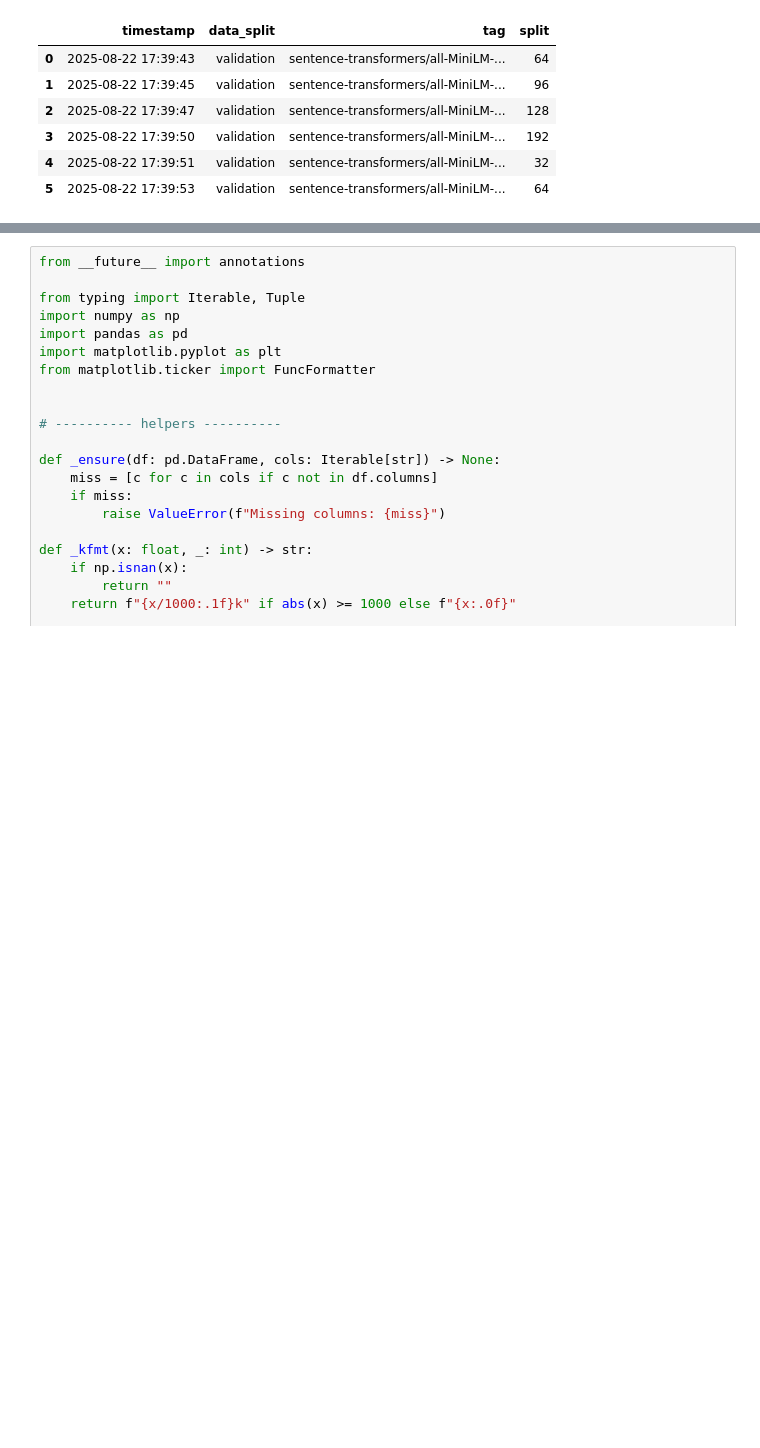
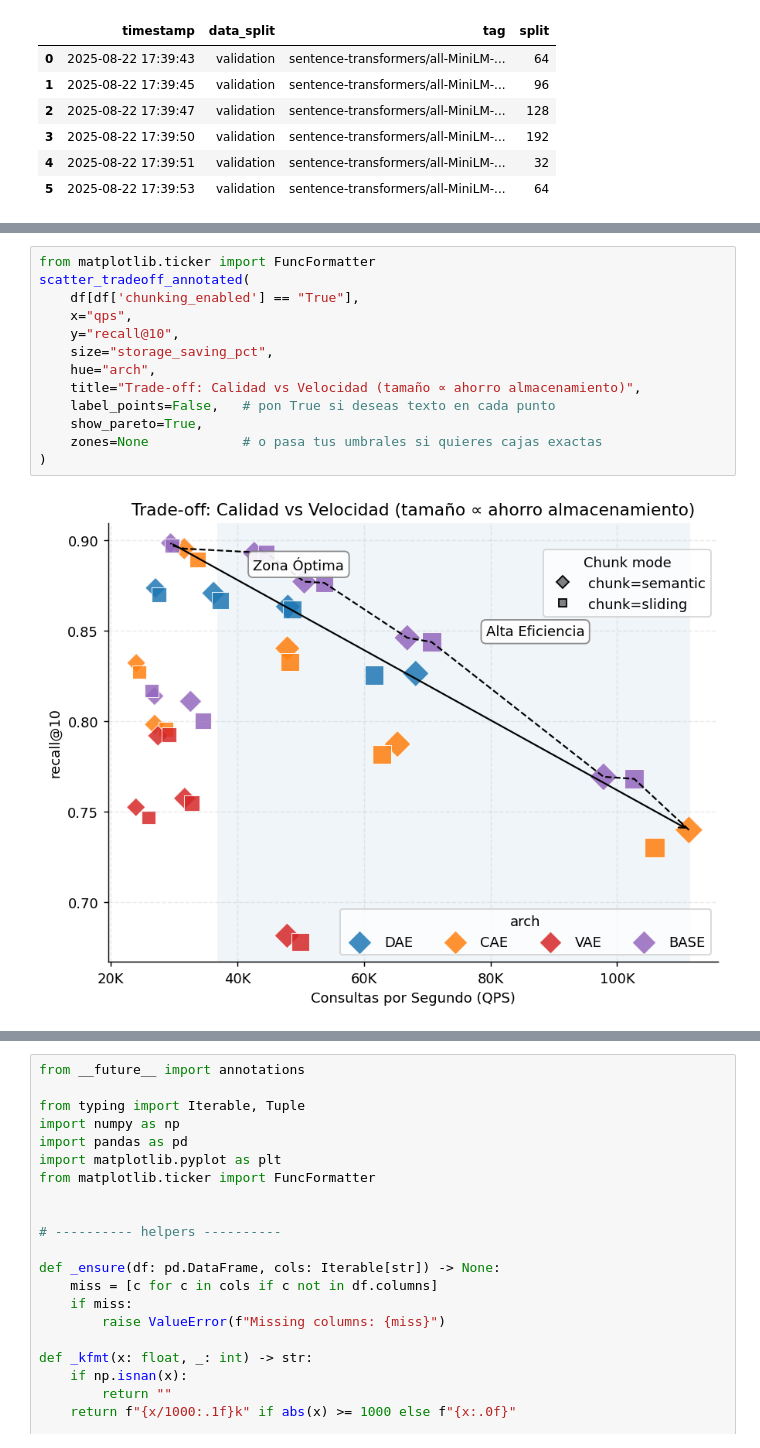
Before and after one commit to engares/latent-rag, a Jupyter notebook: analysis/metric_analysis.ipynb, the cells around one changed output, grey strips where cells are left out. Cells and saved outputs as stored; diff of their text form; blank space fills up the shorter version.

```diff
--- a/analysis/metric_analysis.ipynb
+++ b/analysis/metric_analysis.ipynb
@@ -2059,3 +2210,18 @@ scatter_tradeoff_annotated(
+# %%
+from matplotlib.ticker import FuncFormatter
+scatter_tradeoff_annotated(
+    df[df['chunking_enabled'] == "True"],
+    x="qps",
+    y="recall@10",
+    size="storage_saving_pct",
+    hue="arch",
+    title="Trade-off: Calidad vs Velocidad (tamaño ∝ ahorro almacenamiento)",
+    label_points=False,   # pon True si deseas texto en cada punto
+    show_pareto=True,
+    zones=None            # o pasa tus umbrales si quieres cajas exactas
+)
+# %% [output]
+[figure, added]
 # %%
 import matplotlib.pyplot as plt
 import seaborn as sns
```
Also changed, not shown: parts of 9 cells of this notebook, 18 other files.
